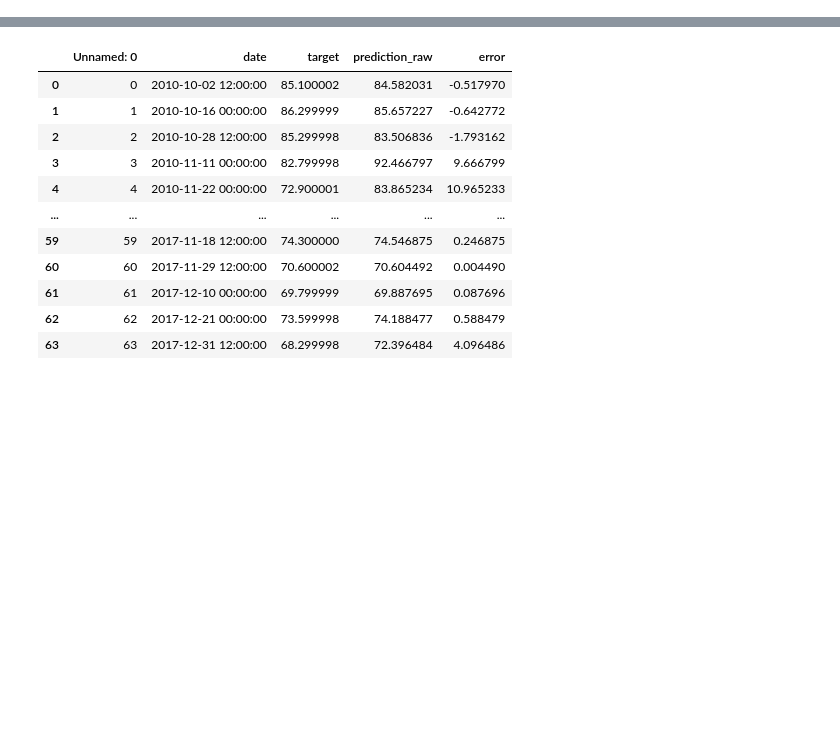
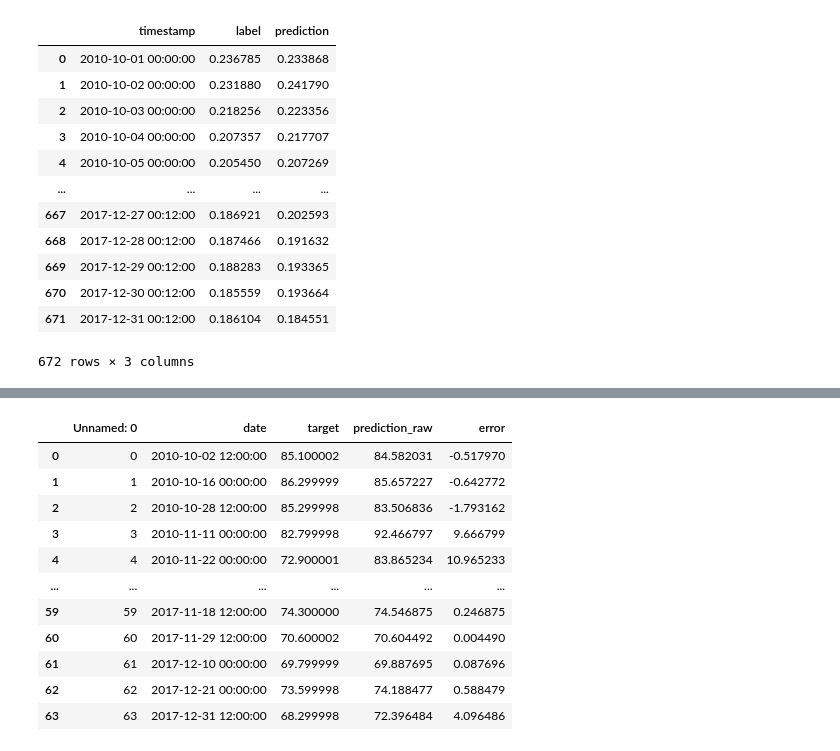
Before and after one commit to Joaggi/sdofmv2, a Jupyter notebook: notebooks/analysis/ds/f107/result_visualization.ipynb, the cells around one changed output, grey strips where cells are left out. Saved outputs shown, nothing was run; the diff lists cells and outputs as text; code cells hidden in the pictures; blank space fills up the shorter version.

```diff
--- a/notebooks/analysis/ds/f107/result_visualization.ipynb
+++ b/notebooks/analysis/ds/f107/result_visualization.ipynb
@@ -18,16 +18,14 @@ from sdofmv2.tasks.f107 import EmbSolarProxyDataModule, MultiLayerPerceptron
 # %%
 # Data Organization for Visualization
 path = "/home/jinsu/project/sdofmv2/assets/ds_results/f107/"
-df_sdofmv1 = pd.read_csv(path + "test_results_sdofmv1-base.csv")
-df_sdofmv2_all = pd.read_csv(path + "test_results_ALL.csv")
+df_sdofmv1 = pd.read_csv(path + "f107_results_sdofmv1.csv")
+df_sdofmv1["timestamp"] = pd.to_datetime(df_sdofmv1["timestamp"])
+
+df_sdofmv2_all = pd.read_csv(path + "f107_results_ALL.csv")
+df_sdofmv2_all["timestamp"] = pd.to_datetime(df_sdofmv2_all["timestamp"])
+
 df_solaris = pd.read_csv(path + "test_results_solaris.csv")
+df_solaris["date"] = pd.to_datetime(df_solaris["date"])
+
 df_data = pd.read_csv("/home/jinsu/project/sdofmv2/assets/cache/f10.7.csv")
 max_val = df_data[" f107"].max()
-
-y_v1 = df_sdofmv1["label"].to_numpy() * max_val
-y_v2 = df_sdofmv2_all["label"].to_numpy() * max_val
-timestamps_v1 = pd.to_datetime(df_sdofmv1["timestamp"], unit="ns").to_numpy()
-timestamps_v2 = pd.to_datetime(df_sdofmv2_all["timestamp"], unit="ns").to_numpy()
-
-preds_sdofmv1 = df_sdofmv1["prediction"].to_numpy() * max_val
-preds_sdofmv2_all = df_sdofmv2_all["prediction"].to_numpy() * max_val
@@ -33,0 +34,16 @@ preds_sdofmv2_all = df_sdofmv2_all["prediction"].to_numpy() * max_val
+# %%
+df_sdofmv1
+# %% [output]
+|  | timestamp | label | prediction |
+| 0 | 2010-10-01 00:00:00 | 0.236785 | 0.233868 |
+| 1 | 2010-10-02 00:00:00 | 0.231880 | 0.241790 |
+| 2 | 2010-10-03 00:00:00 | 0.218256 | 0.223356 |
+| 3 | 2010-10-04 00:00:00 | 0.207357 | 0.217707 |
+| 4 | 2010-10-05 00:00:00 | 0.205450 | 0.207269 |
+| ... | ... | ... | ... |
+| 667 | 2017-12-27 00:12:00 | 0.186921 | 0.202593 |
+| 668 | 2017-12-28 00:12:00 | 0.187466 | 0.191632 |
+| 669 | 2017-12-29 00:12:00 | 0.188283 | 0.193365 |
+| 670 | 2017-12-30 00:12:00 | 0.185559 | 0.193664 |
+| 671 | 2017-12-31 00:12:00 | 0.186104 | 0.184551 |
+672 rows × 3 columns
```
Also changed, not shown: parts of 3 cells of this notebook, 10 other files.
